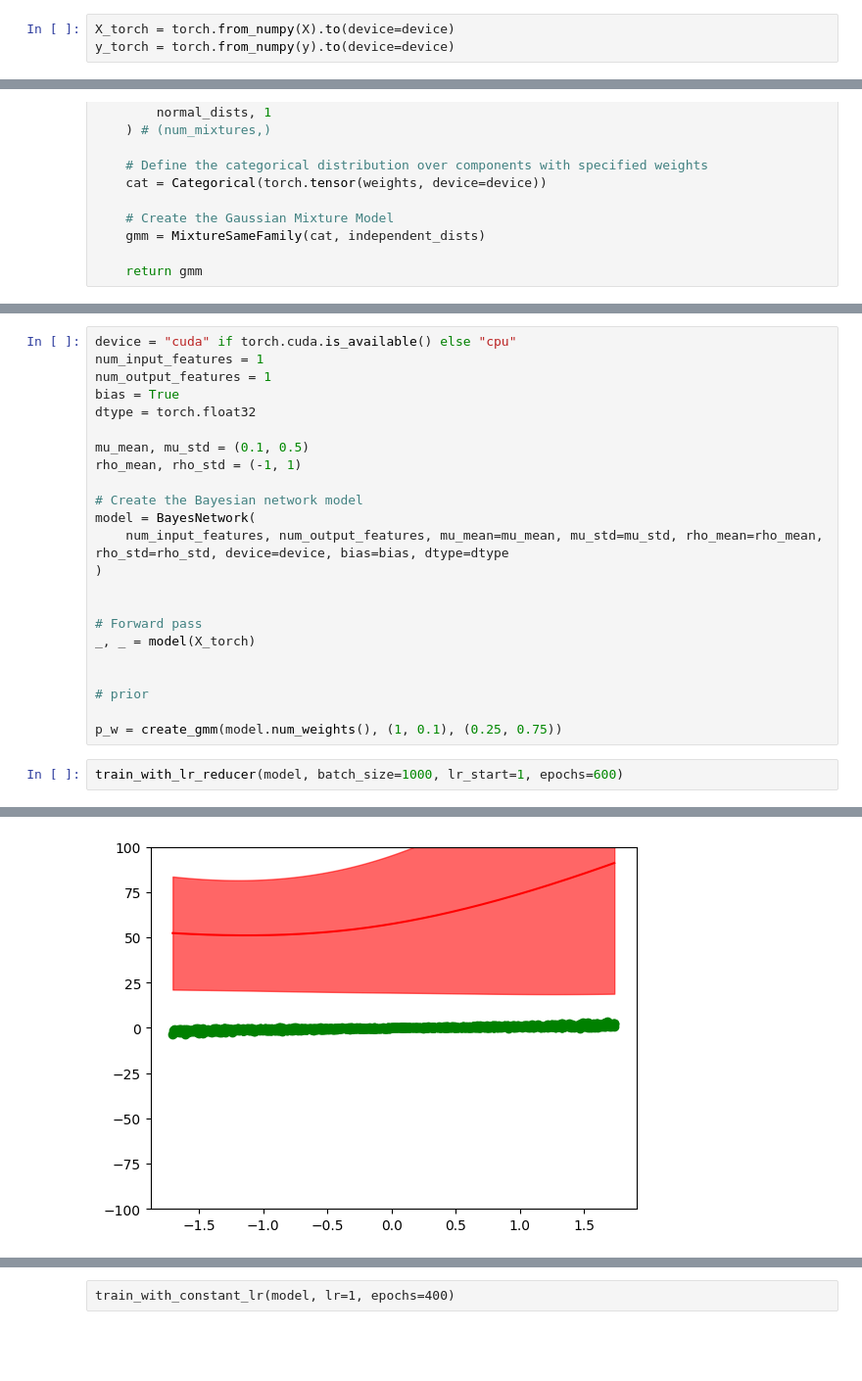
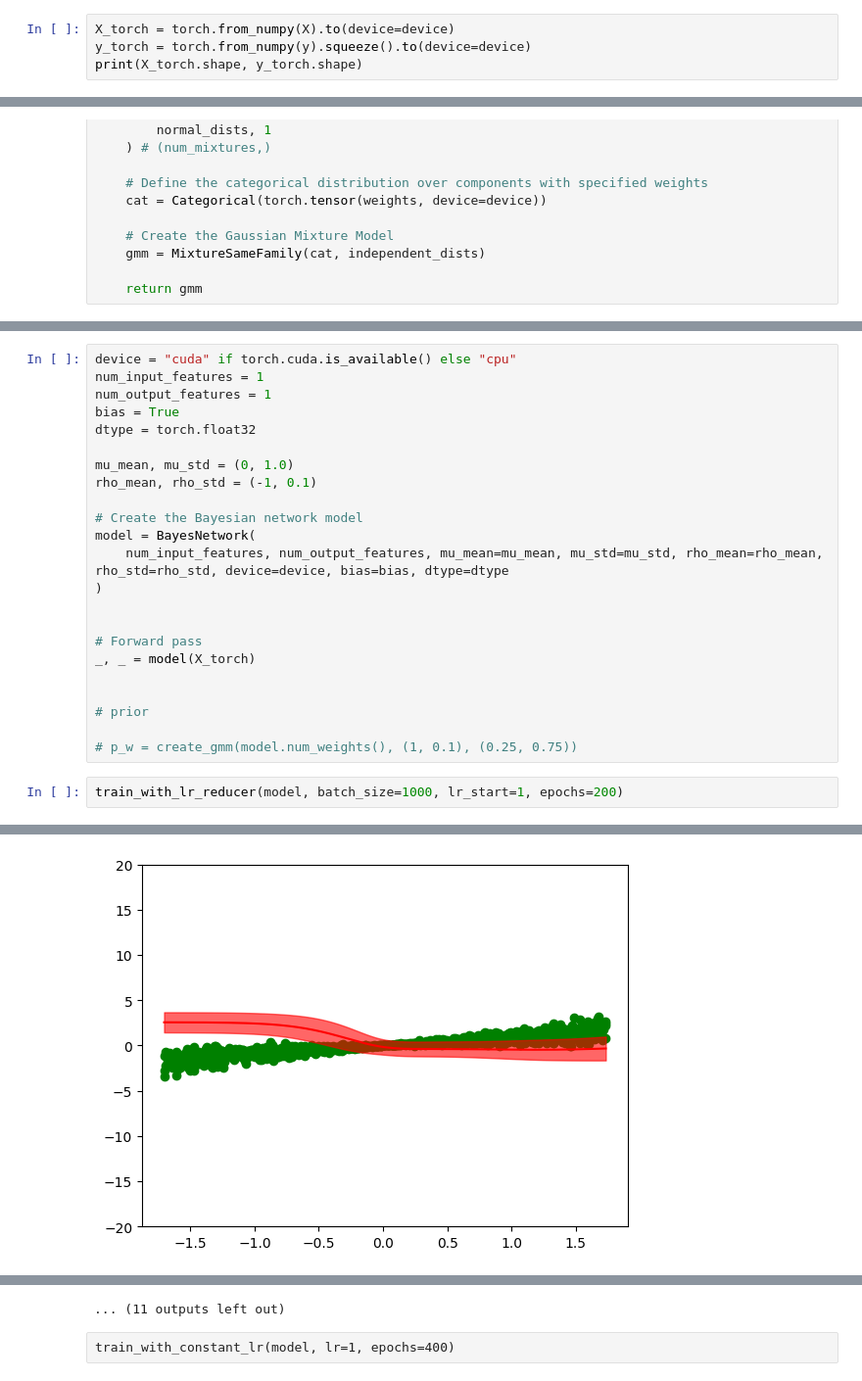
Before and after one commit to LeonardSchuler/time-series-forecasting, a Jupyter notebook: notebooks/006_bayes_by_backpropagation2.ipynb, the cells around one changed output, grey strips where cells are left out. Shown at 98% size. Saved outputs shown, nothing was run; the diff lists cells and outputs as text; blank space fills up the shorter version.

```diff
--- a/notebooks/006_bayes_by_backpropagation2.ipynb
+++ b/notebooks/006_bayes_by_backpropagation2.ipynb
@@ -40,3 +82,4 @@ data = pd.DataFrame({"x": X.squeeze(), "y": y.squeeze()}).plot(
 # %%
 X_torch = torch.from_numpy(X).to(device=device)
-y_torch = torch.from_numpy(y).to(device=device)
+y_torch = torch.from_numpy(y).squeeze().to(device=device)
+print(X_torch.shape, y_torch.shape)
@@ -445,8 +458,8 @@ num_output_features = 1
 bias = True
 dtype = torch.float32
 
-mu_mean, mu_std = (0.1, 0.5)
-rho_mean, rho_std = (-1, 1)
+mu_mean, mu_std = (0, 1.0)
+rho_mean, rho_std = (-1, 0.1)
 
 # Create the Bayesian network model
 model = BayesNetwork(
@@ -460,7 +473,7 @@ _, _ = model(X_torch)
 
 # prior
 
-p_w = create_gmm(model.num_weights(), (1, 0.1), (0.25, 0.75))
+# p_w = create_gmm(model.num_weights(), (1, 0.1), (0.25, 0.75))
 # %%
-train_with_lr_reducer(model, batch_size=1000, lr_start=1, epochs=600)
+train_with_lr_reducer(model, batch_size=1000, lr_start=1, epochs=200)
 # %% [output]
@@ -468 +481 @@ epoch=1/600 | lr=1 | loss=3166866432.0 | ||mu|| = 1.73 | ||rho|| = 94.75
-[figure, old version]
+[figure, new version]
@@ -470,3 +575,4 @@ RuntimeError: Trying to backward through the graph a second time (or directly ac
+... (11 outputs left out)
 # %% [raw]
 train_with_constant_lr(model, lr=1, epochs=400)
 # %%
```
Also changed, not shown: parts of 14 cells of this notebook.
